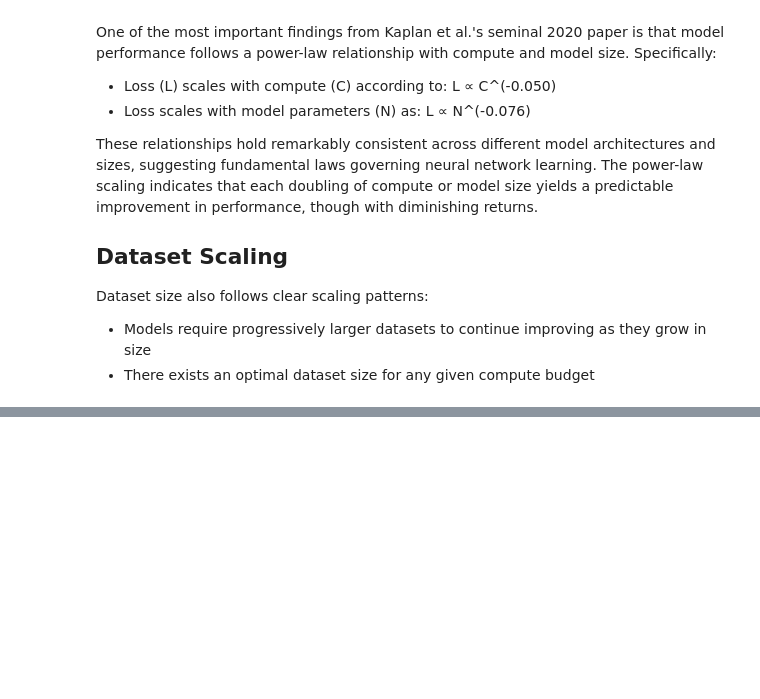
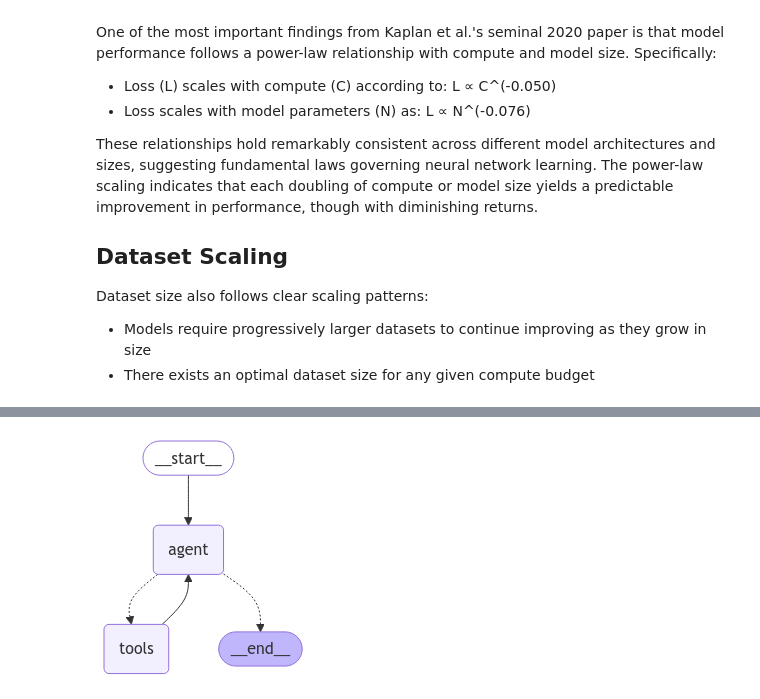
Before and after one commit to lnnchau/mlops-lyrics-lm, a Jupyter notebook: 2024/agents.ipynb, the cells around one changed output, grey strips where cells are left out. Saved outputs shown, nothing was run; the diff lists cells and outputs as text; code cells hidden in the pictures; blank space fills up the shorter version.

```diff
--- a/2024/agents.ipynb
+++ b/2024/agents.ipynb
@@ -350,0 +507,7 @@ Dataset size also follows clear scaling patterns:
+# %%
+from langgraph.prebuilt import create_react_agent
+
+new_agent = create_react_agent(llm_with_tools, tools)
+display(Image(new_agent.get_graph(xray=True).draw_mermaid_png()))
+# %% [output]
+[figure, added]
```
Also changed, not shown: parts of 13 cells of this notebook, 2 other files.
